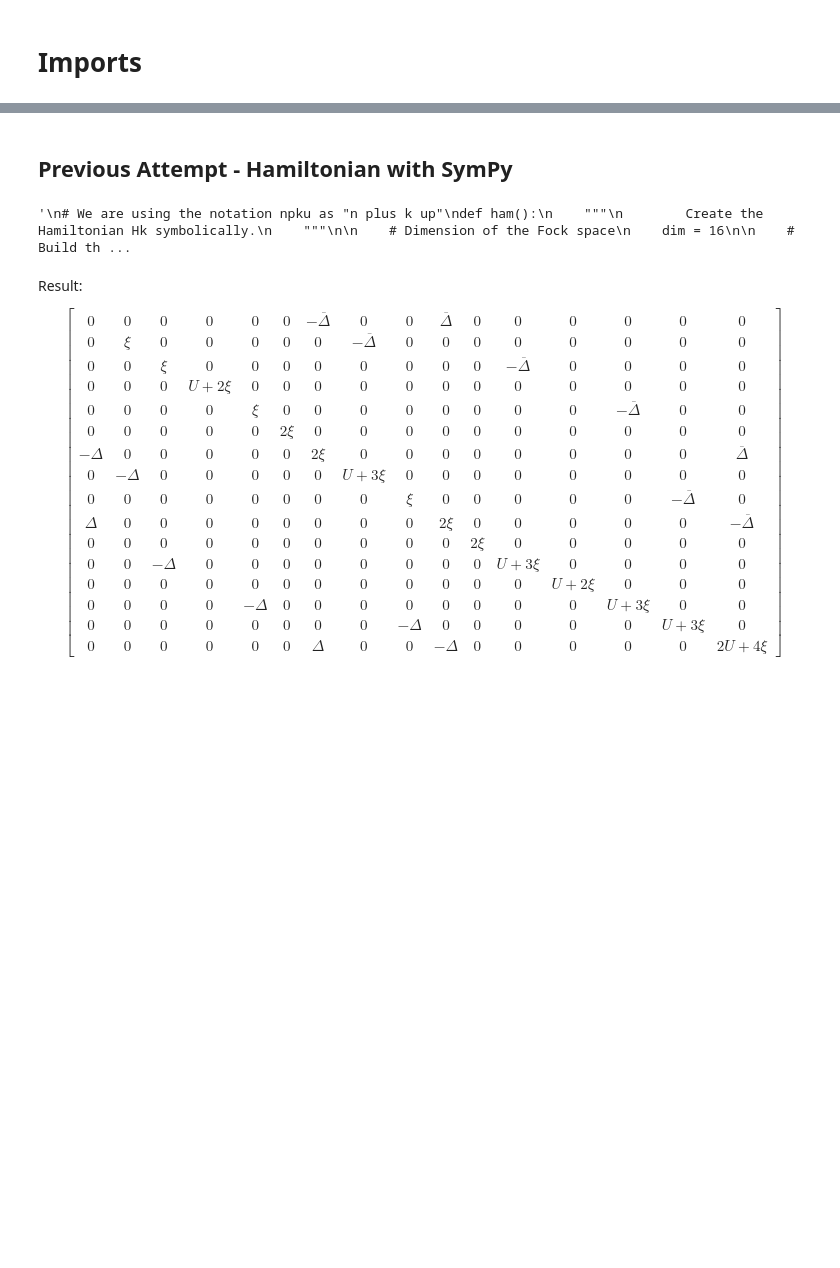
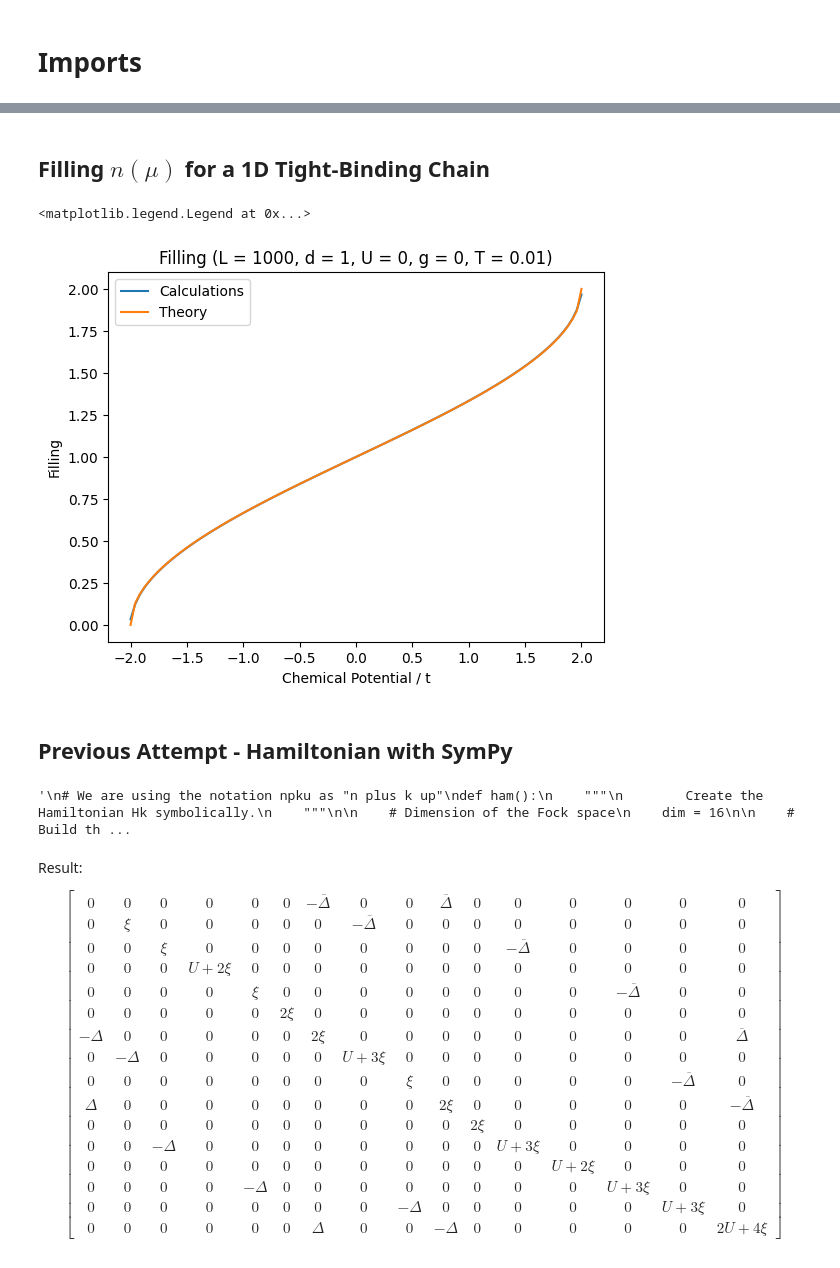
Before and after one commit to guilhermebaos/QUARMEN-Lessons, a Jupyter notebook: Master-Thesis/04-Phillips-Superfluid-Stifness.ipynb, the cells around one changed output, grey strips where cells are left out. Saved outputs shown, nothing was run; the diff lists cells and outputs as text; code cells hidden in the pictures; blank space fills up the shorter version.

```diff
--- a/Master-Thesis/04-Phillips-Superfluid-Stifness.ipynb
+++ b/Master-Thesis/04-Phillips-Superfluid-Stifness.ipynb
@@ -359,3 +475,40 @@ def occupations(mesh_xk: np.ndarray, U: float, beta: float, cutoff: float = 30):
+# %% [markdown]
+## Filling $n(\mu)$ for a 1D Tight-Binding Chain
+# %%
+# PARAMETERS
+L = 1000
+d = 1
+U = 0
+g = 0
+T = 0.01
+
+
+# MU SWEEP
+mu_start = -2*d - U
+mu_end = -mu_start
+mu_steps = int(L/10)
+
+
+# Calculations
+mm = np.linspace(mu_start, mu_end, mu_steps+1)
+nn = []
+for mu in mm:
+
+    # Solve the Hamiltonian
+    Delta, n, Kxx, Jx = solve(L, d, U, mu, g, T)
+
+    # Save the filling
+    nn += [n]
+
+plt.title(f"Filling (L = {L}, d = {d}, U = {U}, g = {g}, T = {T})")
+plt.ylabel("Filling")
+plt.xlabel("Chemical Potential / t")
+plt.plot(mm, nn, label="Calculations")
+plt.plot(mm, (2 / np.pi) * np.arccos(-0.5 * mm), label="Theory")
+plt.legend()
+# %% [output]
+<matplotlib.legend.Legend at 0x...>
+[figure, added]
 # %% [markdown]
 ## Previous Attempt - Hamiltonian with SymPy
 # %%
```
Also changed, not shown: parts of 11 cells of this notebook, 1 other file.
